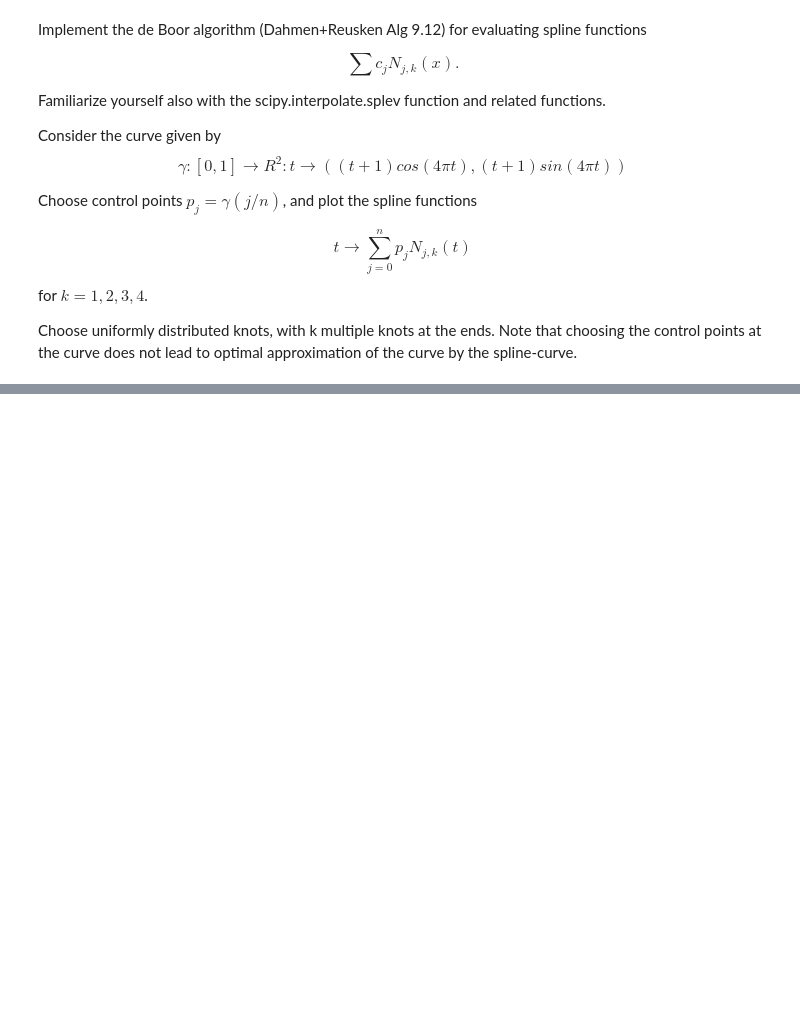
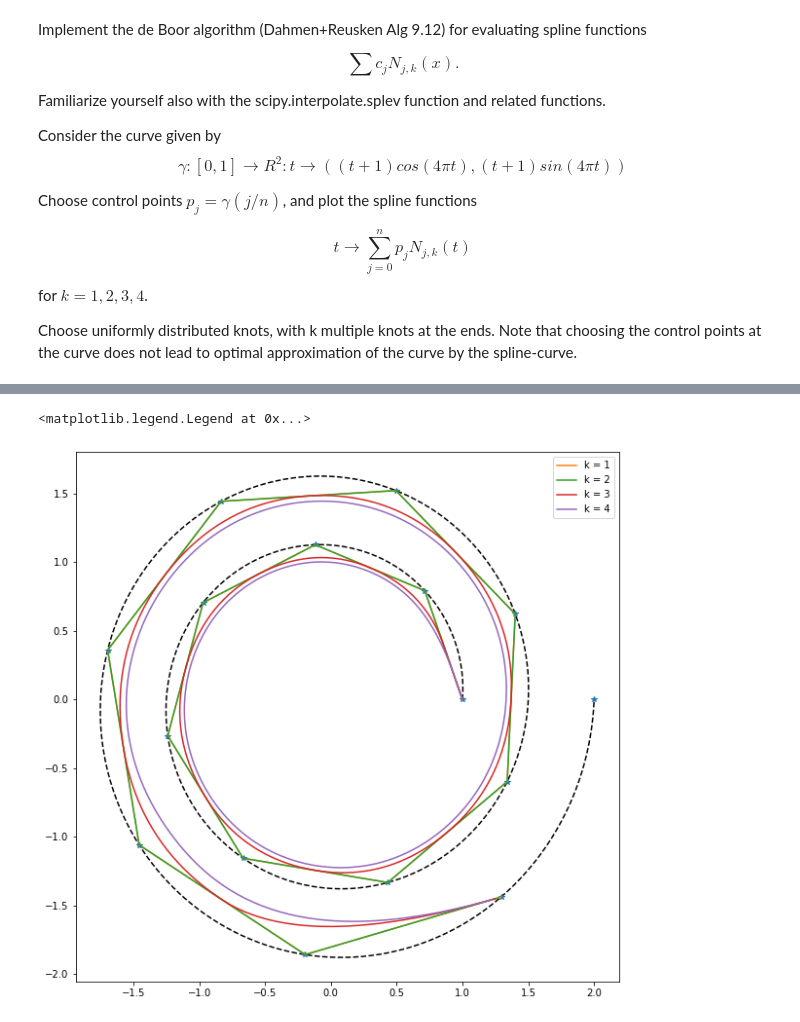
Before and after one commit to MarkFloatingInSpace/Numerical_Computing, a Jupyter notebook: Exercises/Ex3/Bsp10.ipynb, the cells around one changed output, grey strips where cells are left out. Saved outputs shown, nothing was run; the diff lists cells and outputs as text; code cells hidden in the pictures; blank space fills up the shorter version.

```diff
--- a/Exercises/Ex3/Bsp10.ipynb
+++ b/Exercises/Ex3/Bsp10.ipynb
@@ -62 +62,35 @@ def deBoor(t, x, c, k):
+# %%
+plt.figure(figsize = (10, 10))
+t = np.linspace(0, 1, 1000, endpoint=True)
+x, y = gamma_fun(t)
+plt.plot(x, y, '--k')
+
+n = 16
+t = np.linspace(0, 1, n, endpoint=True)
+p_x, p_y = gamma_fun(t)
+plt.plot(p_x, p_y, '*')
+
+t_x_list = np.linspace(0, 1, 1000, endpoint=False)
+
+for k in [1,2,3,4]:
+    # control points:
+
+    t = np.linspace(0, 1, n, endpoint=True)
+
+    t = np.concatenate((np.ones(k-1)*t[0], t, np.ones(k-1)*t[-1]))
+    p_x, p_y = gamma_fun(t)
+
+    spline_x = np.empty(t_x_list.size)
+    spline_y = np.empty(t_x_list.size)
+
+    for idx, t_x in enumerate(t_x_list):
+        spline_x[idx] = deBoor(t, t_x, p_x, k)
+        spline_y[idx] = deBoor(t, t_x, p_y, k)
+
+    plt.plot(spline_x, spline_y, label="k = "+str(k))
+
+plt.legend()
+# %% [output]
+<matplotlib.legend.Legend at 0x...>
+[figure, added]
 # %%
```
Also changed, not shown: parts of 5 cells of this notebook.
